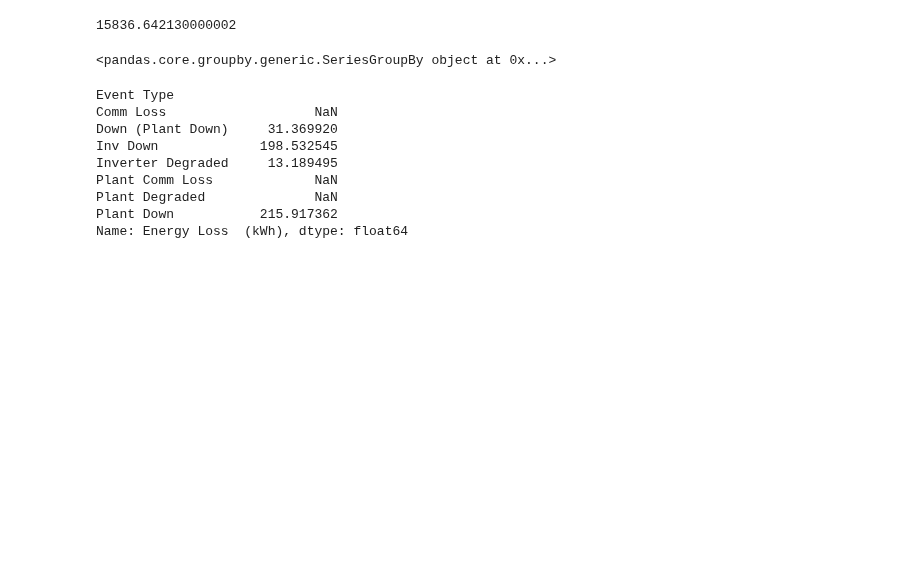
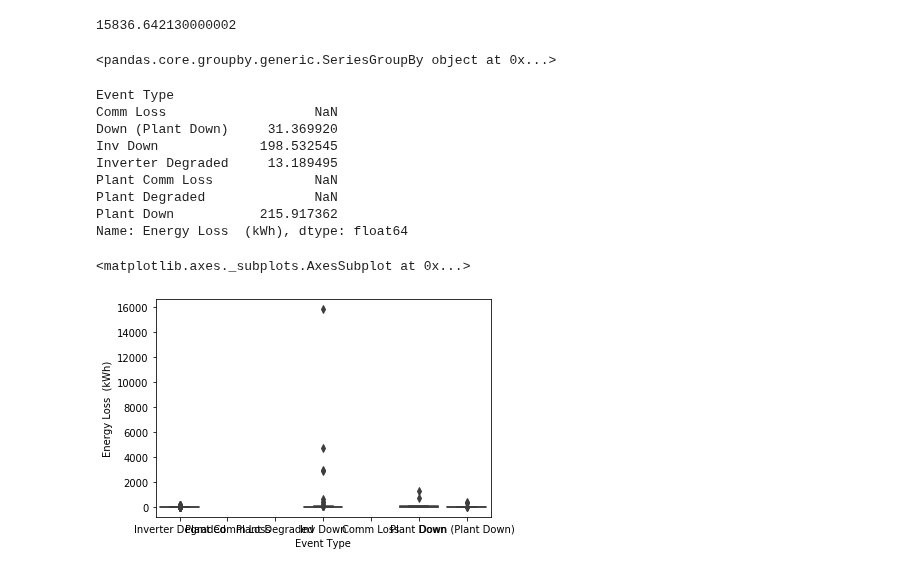
Before and after one commit to tahentx/pv_workbook, a Jupyter notebook: eda/sm3_2.ipynb, the cells around one changed output. Drawn from its saved outputs; the diff is of its cells as text; code cells hidden in the pictures; blank space fills up the shorter version.

Commit message:
I learned today that, to use a boxplot, you really need to have a relatively tightly grouped set of values on the y axis. Or, you need to get rid of outliers for the visualization to work

```diff
--- a/eda/sm3_2.ipynb
+++ b/eda/sm3_2.ipynb
@@ -54,3 +55,8 @@ Plant Comm Loss             NaN
 Plant Degraded              NaN
 Plant Down           215.917362
 Name: Energy Loss  (kWh), dtype: float64
+# %%
+sns.boxplot( x=df['Event Type'],y=df["Energy Loss  (kWh)"] )
+# %% [output]
+<matplotlib.axes._subplots.AxesSubplot at 0x...>
+[figure, added]
```
Also changed, not shown: parts of 1 cell of this notebook.
